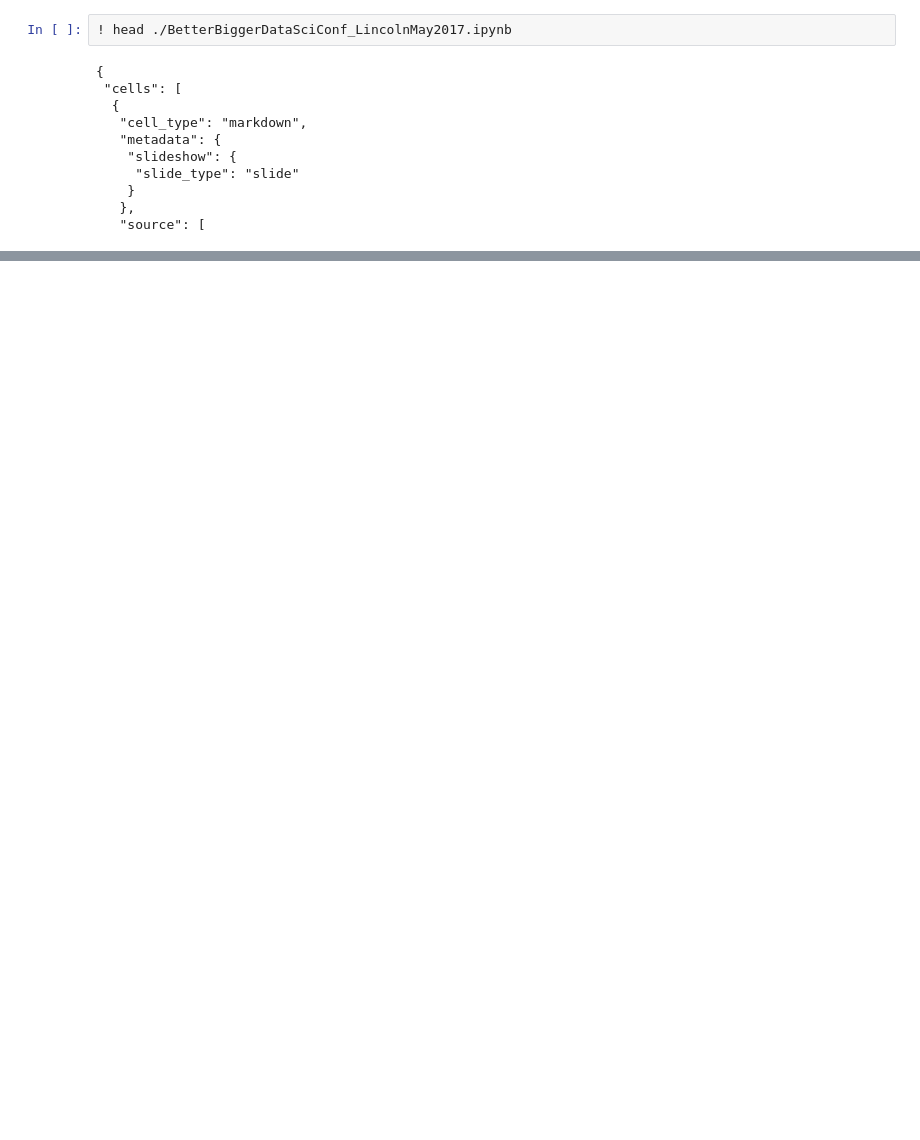
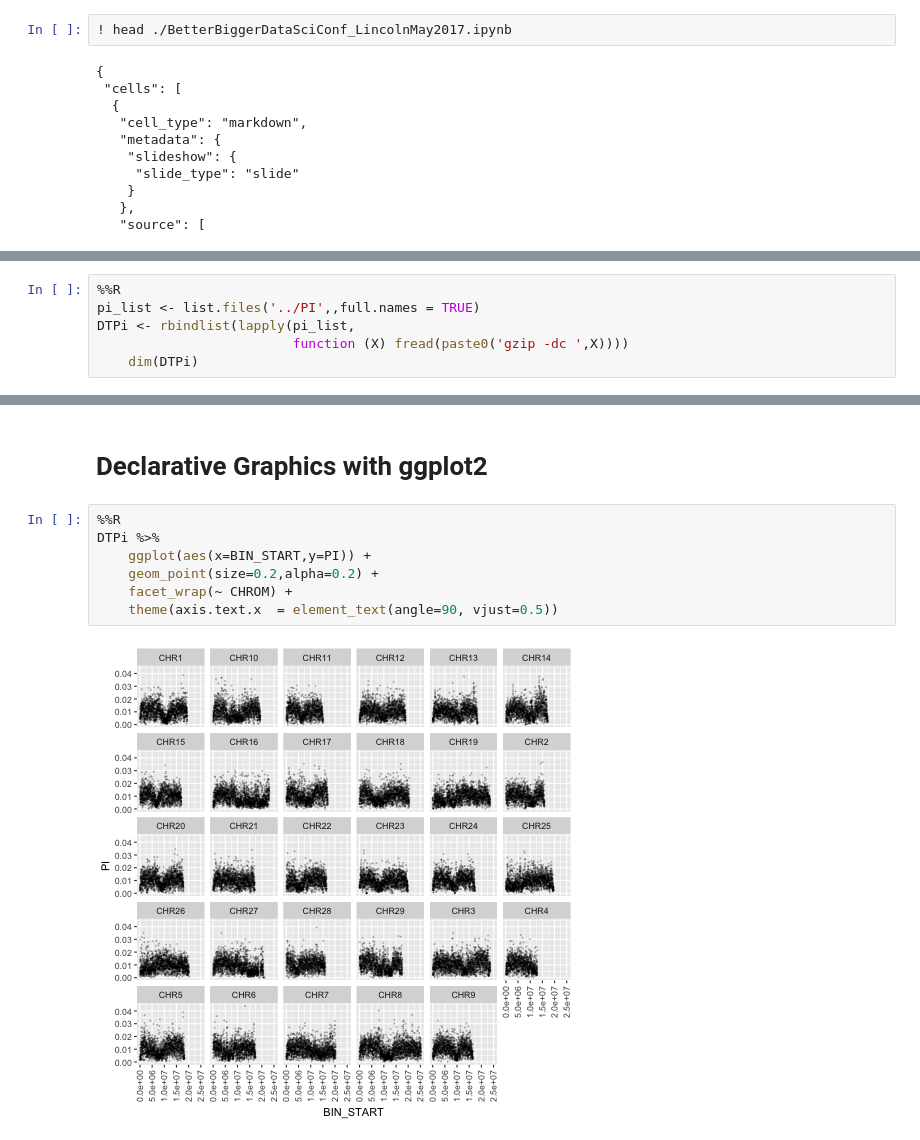
Before and after one commit to cfljam/TidyWGSWorkshop, a Jupyter notebook: Presentations/BetterBiggerDataSciConf_LincolnMay2017.ipynb, the cells around one changed output, grey strips where cells are left out. Cells and saved outputs as stored; diff of their text form; blank space fills up the shorter version.

```diff
--- a/Presentations/BetterBiggerDataSciConf_LincolnMay2017.ipynb
+++ b/Presentations/BetterBiggerDataSciConf_LincolnMay2017.ipynb
@@ -58,0 +182,6 @@ https://github.com/cfljam/TidyWGSWorkshop/blob/master/Presentations/BetterBigger
+# %%
+%%R
+pi_list <- list.files('../PI',,full.names = TRUE)
+DTPi <- rbindlist(lapply(pi_list,
+                         function (X) fread(paste0('gzip -dc ',X))))
+    dim(DTPi)
@@ -58,0 +223,11 @@ https://github.com/cfljam/TidyWGSWorkshop/blob/master/Presentations/BetterBigger
+# %% [markdown]
+# Declarative Graphics with ggplot2
+# %%
+%%R
+DTPi %>%
+    ggplot(aes(x=BIN_START,y=PI)) +
+    geom_point(size=0.2,alpha=0.2) +
+    facet_wrap(~ CHROM) +
+    theme(axis.text.x  = element_text(angle=90, vjust=0.5))
+# %% [output]
+[figure, added]
```
Also changed, not shown: parts of 28 cells of this notebook.
